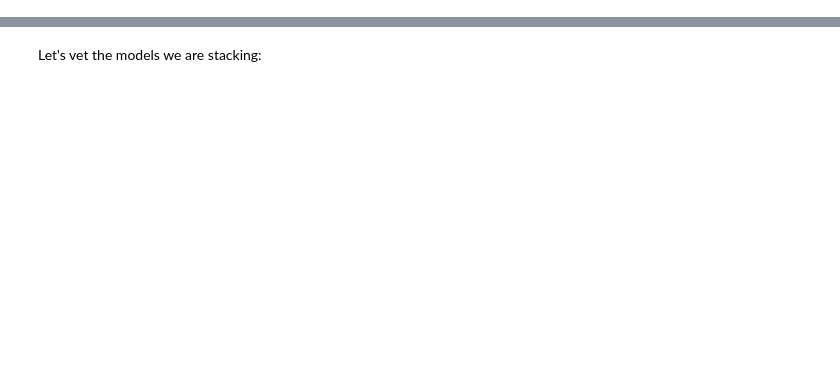
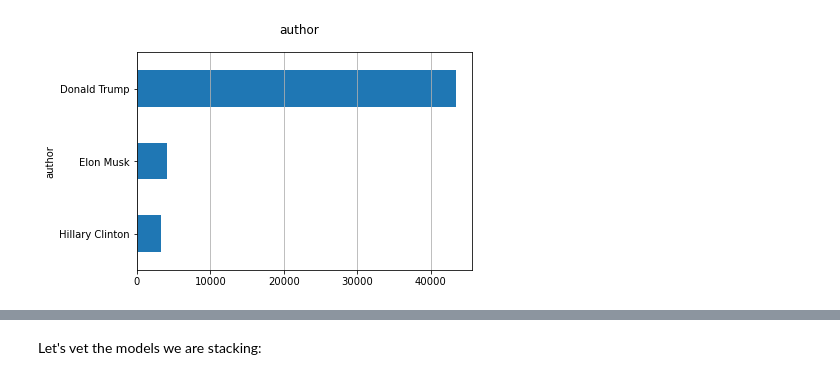
Before and after one commit to stackrev/articles, a Jupyter notebook: nlp_bs_meter/nlp_intro.ipynb, the cells around one changed output, grey strips where cells are left out. Cells and saved outputs as stored; diff of their text form; code cells hidden in the pictures; blank space fills up the shorter version.

```diff
--- a/nlp_bs_meter/nlp_intro.ipynb
+++ b/nlp_bs_meter/nlp_intro.ipynb
@@ -57,0 +65,15 @@ We will be using `scikit-learn` to create pipelines. A Pipeline will create a co
+# %%
+## for plotting
+import matplotlib.pyplot as plt
+import seaborn as sns
+import wordcloud
+
+fig, ax = plt.subplots()
+fig.suptitle("author", fontsize=12)
+data["author"].reset_index().groupby("author").count().sort_values(by="index").plot(
+  kind="barh",
+  legend=False,
+  ax=ax).grid(axis='x')
+plt.show()
+# %% [output]
+[figure, added]
```
Also changed, not shown: parts of 19 cells of this notebook, 1 other file.
